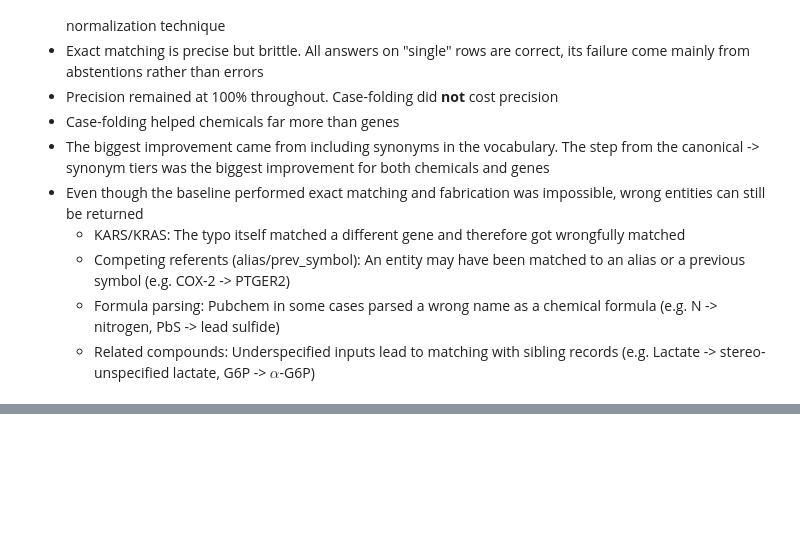
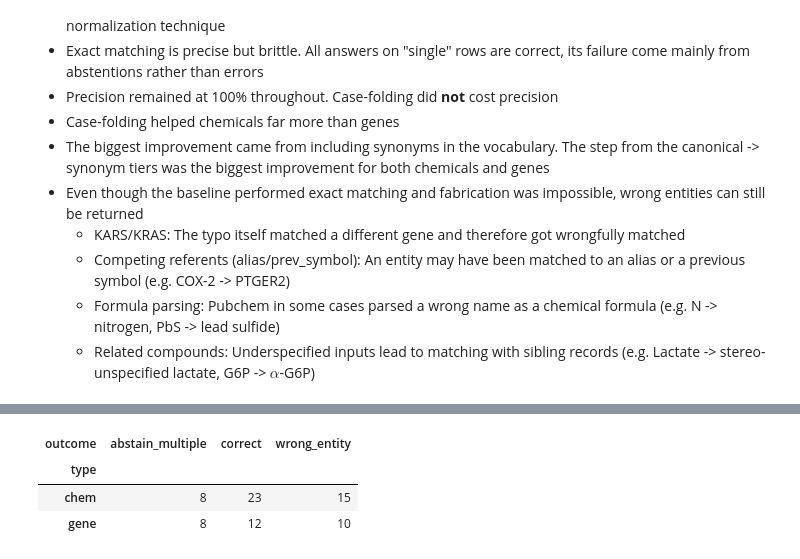
Before and after one commit to mathiashusted/local-entity-normalization, a Jupyter notebook: scripts/baseline/baseline_evaluation.ipynb, the cells around one changed output, grey strips where cells are left out. Drawn from its saved outputs; the diff is of its cells as text; code cells hidden in the pictures; blank space fills up the shorter version.

```diff
--- a/scripts/baseline/baseline_evaluation.ipynb
+++ b/scripts/baseline/baseline_evaluation.ipynb
@@ -322,0 +435,8 @@ Major findings about baseline B1:
+# %%
+ambig_rows = b2_full[b2_full['id_status'] == "ambiguous"]
+pd.crosstab([ambig_rows['type']], ambig_rows['outcome'])
+# %% [output]
+| outcome | abstain_multiple | correct | wrong_entity |
+| type |  |  |  |
+| chem | 8 | 23 | 15 |
+| gene | 8 | 12 | 10 |
```
Also changed, not shown: parts of 13 cells of this notebook, 7 other files.
